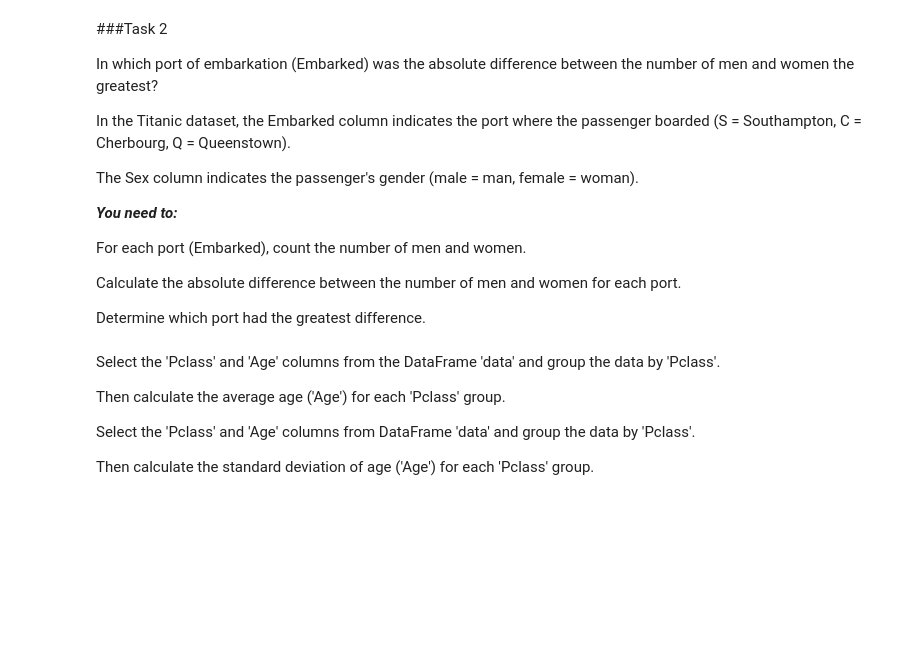
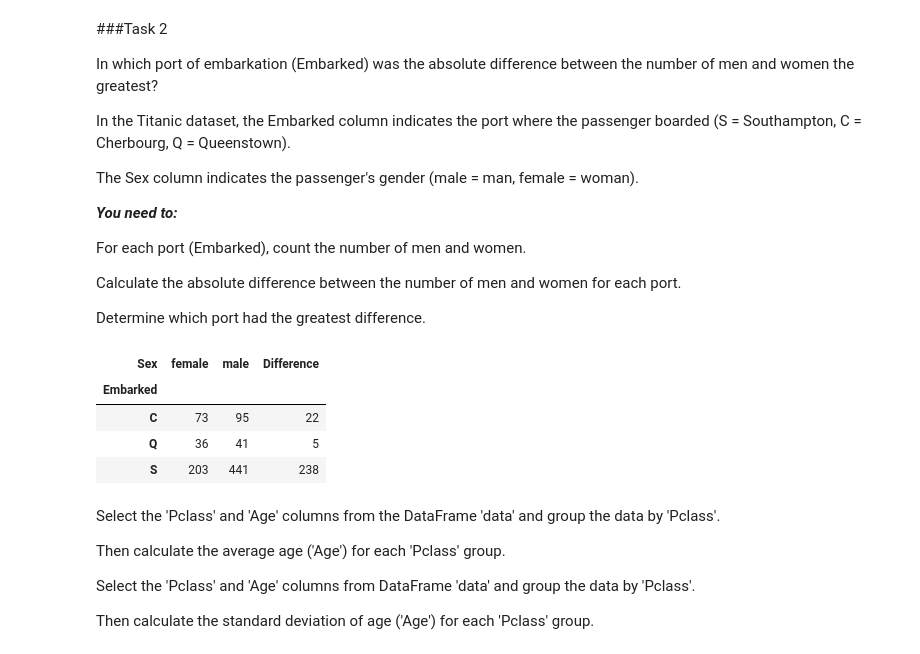
Before and after one commit to dancher00/karpatich, a Jupyter notebook: _seminar_01_ml_2026.ipynb, the cells around one changed output. Drawn from its saved outputs; the diff is of its cells as text; code cells hidden in the pictures; blank space fills up the shorter version.

```diff
--- a/_seminar_01_ml_2026.ipynb
+++ b/_seminar_01_ml_2026.ipynb
@@ -303,3 +299,27 @@ Determine which port had the greatest difference.
+# %%
+#your answer is here
+
+# men = (titanic_dataframe['Sex'] == 'male').sum()
+# women = (titanic_dataframe['Sex'] == 'female').sum()
+
+gender_counts = titanic_dataframe.groupby('Embarked')['Sex'].value_counts()
+
+gender_counts = gender_counts.unstack(fill_value=0)
+# gender_counts['Difference'] = abs(gender_counts['male'] - gender_counts['female'])
+gender_counts['Difference'] = abs(gender_counts['male'] - gender_counts['female'])
+
+
+max_diff_port = gender_counts['Difference'].idxmax()
+max_diff_value = gender_counts['Difference'].max()
+max_diff_port
+
+gender_counts
+# %% [output]
+| Sex | female | male | Difference |
+| Embarked |  |  |  |
+| C | 73 | 95 | 22 |
+| Q | 36 | 41 | 5 |
+| S | 203 | 441 | 238 |
 # %% [markdown]
 Select the 'Pclass' and 'Age' columns from the DataFrame 'data' and group the data by 'Pclass'.
 
```
Also changed, not shown: parts of 16 cells of this notebook, 12 other files.
